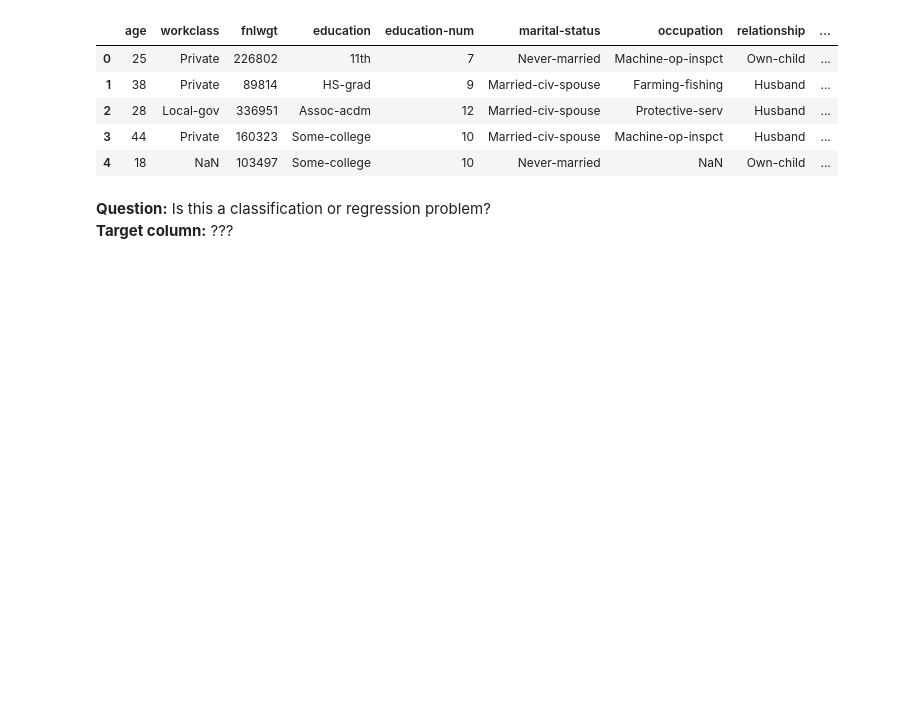
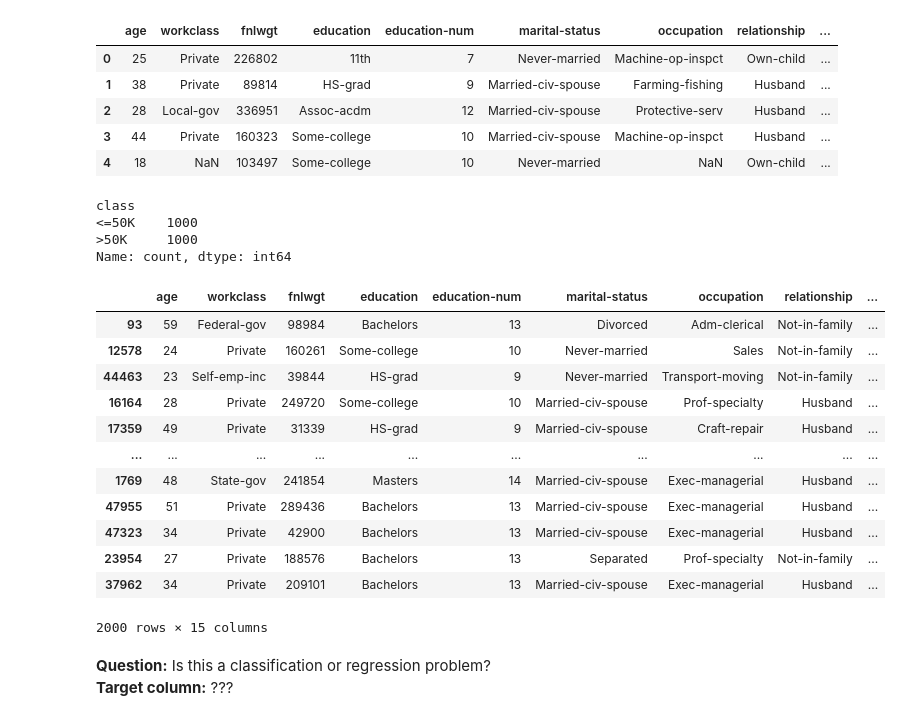
Before and after one commit to Alok-R/dl-survey-live-lab-2025, a Jupyter notebook: notebooks/01_baseline_random_forest_gradio.ipynb, the cells around one changed output. Cells and saved outputs as stored; diff of their text form; code cells hidden in the pictures; blank space fills up the shorter version.

```diff
--- a/notebooks/01_baseline_random_forest_gradio.ipynb
+++ b/notebooks/01_baseline_random_forest_gradio.ipynb
@@ -52,6 +52,47 @@ df.head()
 | 2 | 28 | Local-gov | 336951 | Assoc-acdm | 12 | Married-civ-spouse | Protective-serv | Husband | ... |
 | 3 | 44 | Private | 160323 | Some-college | 10 | Married-civ-spouse | Machine-op-inspct | Husband | ... |
 | 4 | 18 | NaN | 103497 | Some-college | 10 | Never-married | NaN | Own-child | ... |
+# %%
+downsampled_df = df
+downsampled_df
+df_less = df[df['class'] == '<=50K']
+df_more = df[df['class'] == '>50K']
+
+# Downsample majority class
+df_less_downsampled = resample(df_less,
+                                   replace=False,    # sample without replacement
+                                   n_samples=1000,
+                                   random_state=42) # reproducible results
+df_more_downsampled = resample(df_more,
+                                   replace=False,    # sample without replacement
+                                   n_samples=1000,
+                                   random_state=42)
+# Combine minority class with downsampled majority class
+downsampled_df = pd.concat([df_less_downsampled, df_more_downsampled])
+
+# Verify the new class distribution
+print(downsampled_df['class'].value_counts())
+# %% [output]
+class
+<=50K    1000
+>50K     1000
+Name: count, dtype: int64
+# %%
+downsampled_df
+# %% [output]
+|  | age | workclass | fnlwgt | education | education-num | marital-status | occupation | relationship | ... |
+| 93 | 59 | Federal-gov | 98984 | Bachelors | 13 | Divorced | Adm-clerical | Not-in-family | ... |
+| 12578 | 24 | Private | 160261 | Some-college | 10 | Never-married | Sales | Not-in-family | ... |
+| 44463 | 23 | Self-emp-inc | 39844 | HS-grad | 9 | Never-married | Transport-moving | Not-in-family | ... |
+| 16164 | 28 | Private | 249720 | Some-college | 10 | Married-civ-spouse | Prof-specialty | Husband | ... |
+| 17359 | 49 | Private | 31339 | HS-grad | 9 | Married-civ-spouse | Craft-repair | Husband | ... |
+| ... | ... | ... | ... | ... | ... | ... | ... | ... | ... |
+| 1769 | 48 | State-gov | 241854 | Masters | 14 | Married-civ-spouse | Exec-managerial | Husband | ... |
+| 47955 | 51 | Private | 289436 | Bachelors | 13 | Married-civ-spouse | Exec-managerial | Husband | ... |
+| 47323 | 34 | Private | 42900 | Bachelors | 13 | Married-civ-spouse | Exec-managerial | Husband | ... |
+| 23954 | 27 | Private | 188576 | Bachelors | 13 | Separated | Prof-specialty | Not-in-family | ... |
+| 37962 | 34 | Private | 209101 | Bachelors | 13 | Married-civ-spouse | Exec-managerial | Husband | ... |
+2000 rows × 15 columns
 # %% [markdown]
 **Question:** Is this a classification or regression problem?
 **Target column:** ???
```
Also changed, not shown: parts of 20 cells of this notebook.
